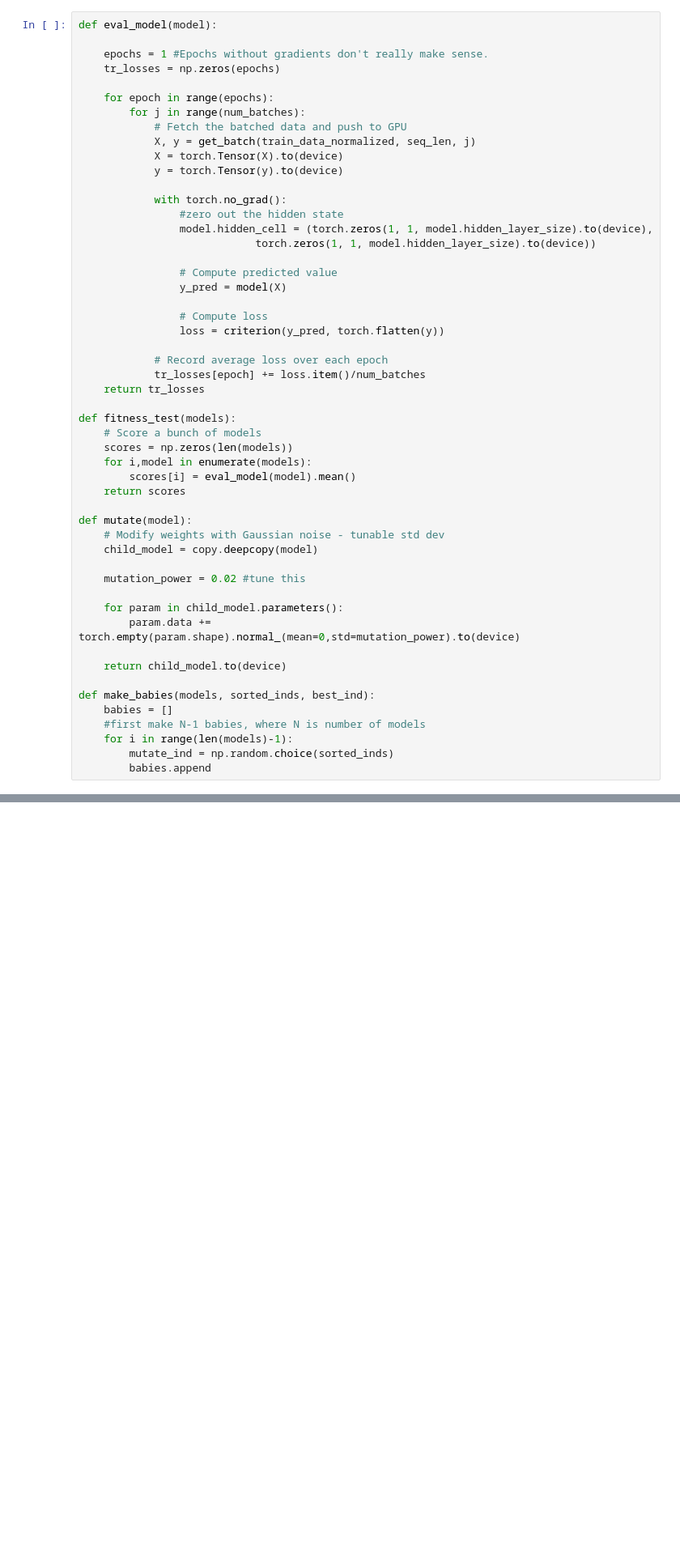
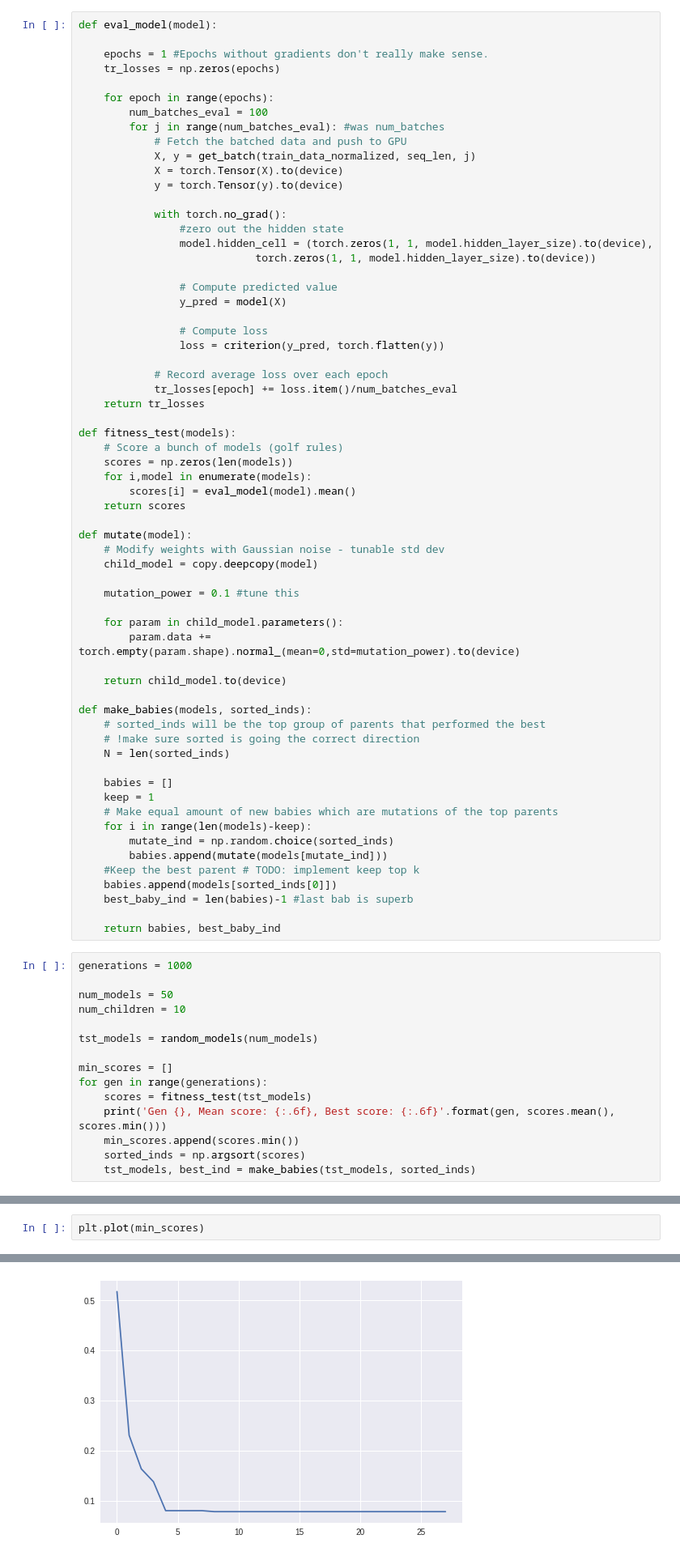
Before and after one commit to anish-neervannan/ese546_final_project, a Jupyter notebook: ese546_final_project.ipynb, the cells around one changed output, grey strips where cells are left out. Shown: that part at 81% size. Saved outputs shown, nothing was run; the diff lists cells and outputs as text; blank space fills up the shorter version.

```diff
--- a/ese546_final_project.ipynb
+++ b/ese546_final_project.ipynb
@@ -265,7 +259,8 @@ def eval_model(model):
     tr_losses = np.zeros(epochs)
 
     for epoch in range(epochs):
-        for j in range(num_batches):
+        num_batches_eval = 100
+        for j in range(num_batches_eval): #was num_batches
             # Fetch the batched data and push to GPU
             X, y = get_batch(train_data_normalized, seq_len, j)
             X = torch.Tensor(X).to(device)
@@ -283,11 +278,11 @@ def eval_model(model):
                 loss = criterion(y_pred, torch.flatten(y))
 
             # Record average loss over each epoch
-            tr_losses[epoch] += loss.item()/num_batches
+            tr_losses[epoch] += loss.item()/num_batches_eval
     return tr_losses
 
 def fitness_test(models):
-    # Score a bunch of models
+    # Score a bunch of models (golf rules)
     scores = np.zeros(len(models))
     for i,model in enumerate(models):
         scores[i] = eval_model(model).mean()
@@ -297,16 +292,41 @@ def mutate(model):
     # Modify weights with Gaussian noise - tunable std dev
     child_model = copy.deepcopy(model)
 
-    mutation_power = 0.02 #tune this
+    mutation_power = 0.1 #tune this
 
     for param in child_model.parameters():
         param.data += torch.empty(param.shape).normal_(mean=0,std=mutation_power).to(device)
 
     return child_model.to(device)
 
-def make_babies(models, sorted_inds, best_ind):
+def make_babies(models, sorted_inds):
+    # sorted_inds will be the top group of parents that performed the best
+    # !make sure sorted is going the correct direction
+    N = len(sorted_inds)
+
     babies = []
-    #first make N-1 babies, where N is number of models
-    for i in range(len(models)-1):
+    keep = 1
+    # Make equal amount of new babies which are mutations of the top parents
+    for i in range(len(models)-keep):
         mutate_ind = np.random.choice(sorted_inds)
-        babies.append
+        babies.append(mutate(models[mutate_ind]))
+    #Keep the best parent # TODO: implement keep top k
+    babies.append(models[sorted_inds[0]])
+    best_baby_ind = len(babies)-1 #last bab is superb
+
+    return babies, best_baby_ind
+# %%
+generations = 1000
+
+num_models = 50
+num_children = 10
+
+tst_models = random_models(num_models)
+
+min_scores = []
+for gen in range(generations):
+    scores = fitness_test(tst_models)
+    print('Gen {}, Mean score: {:.6f}, Best score: {:.6f}'.format(gen, scores.mean(), scores.min()))
+    min_scores.append(scores.min())
+    sorted_inds = np.argsort(scores)
+    tst_models, best_ind = make_babies(tst_models, sorted_inds)
@@ -312,0 +354,3 @@ def make_babies(models, sorted_inds, best_ind):
+# %%
+plt.plot(min_scores)
+# %% [output]
@@ -312,0 +358 @@ def make_babies(models, sorted_inds, best_ind):
+[figure, added]
```
Also changed, not shown: parts of 4 cells of this notebook.
